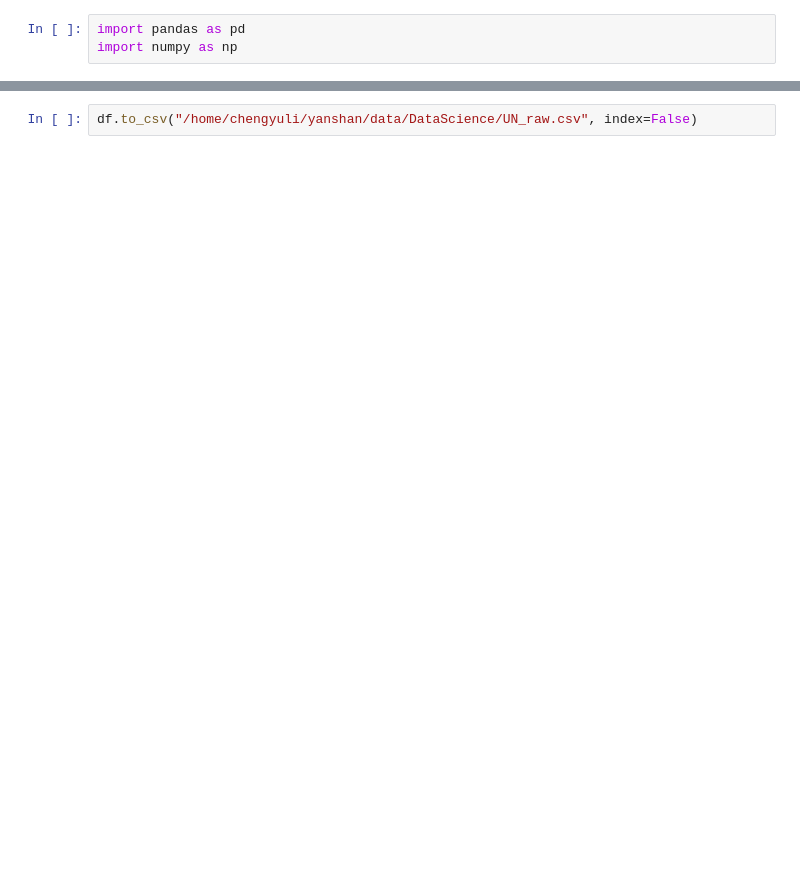
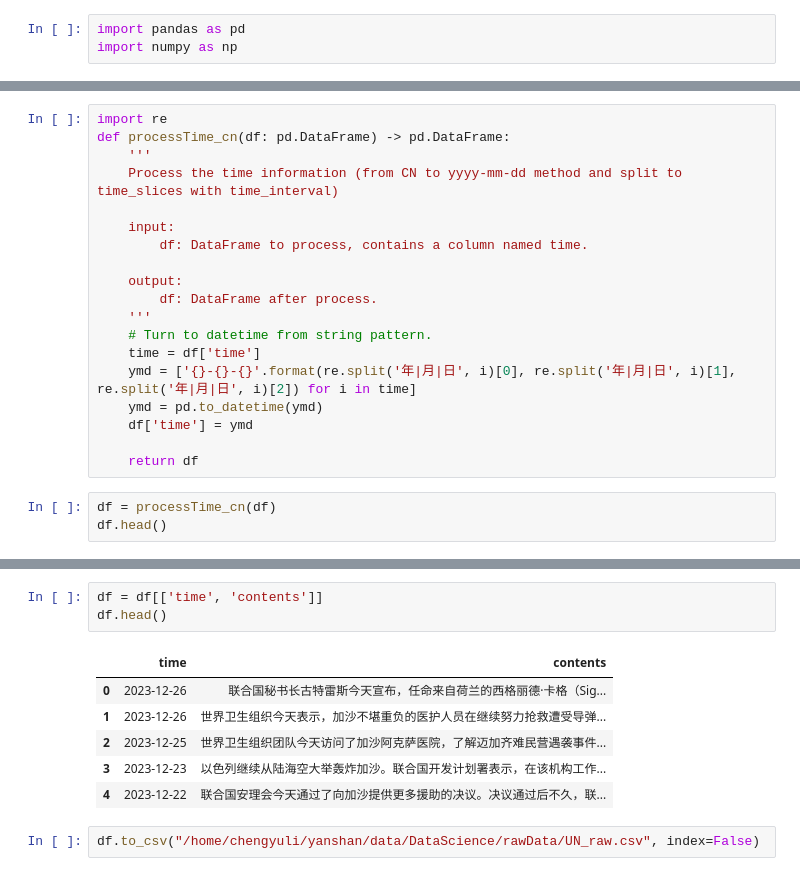
Before and after one commit to Heart-1ess/TopicPred, a Jupyter notebook: dataPreparation/SpiderDataProcession.ipynb, the cells around one changed output, grey strips where cells are left out. Drawn from its saved outputs; the diff is of its cells as text; blank space fills up the shorter version.

```diff
--- a/dataPreparation/SpiderDataProcession.ipynb
+++ b/dataPreparation/SpiderDataProcession.ipynb
@@ -52,0 +52,22 @@ df.head()
+# %%
+import re
+def processTime_cn(df: pd.DataFrame) -> pd.DataFrame:
+    '''
+    Process the time information (from CN to yyyy-mm-dd method and split to time_slices with time_interval)
+
+    input:
+        df: DataFrame to process, contains a column named time.
+
+    output:
+        df: DataFrame after process.
+    '''
+    # Turn to datetime from string pattern.
+    time = df['time']
+    ymd = ['{}-{}-{}'.format(re.split('年|月|日', i)[0], re.split('年|月|日', i)[1], re.split('年|月|日', i)[2]) for i in time]
+    ymd = pd.to_datetime(ymd)
+    df['time'] = ymd
+
+    return df
+# %%
+df = processTime_cn(df)
+df.head()
@@ -53,2 +81,12 @@ df.head()
+# %%
+df = df[['time', 'contents']]
+df.head()
+# %% [output]
+|  | time | contents |
+| 0 | 2023-12-26 | 联合国秘书长古特雷斯今天宣布，任命来自荷兰的西格丽德·卡格（Sig... |
+| 1 | 2023-12-26 | 世界卫生组织今天表示，加沙不堪重负的医护人员在继续努力抢救遭受导弹... |
+| 2 | 2023-12-25 | 世界卫生组织团队今天访问了加沙阿克萨医院，了解迈加齐难民营遇袭事件... |
+| 3 | 2023-12-23 | 以色列继续从陆海空大举轰炸加沙。联合国开发计划署表示，在该机构工作... |
+| 4 | 2023-12-22 | 联合国安理会今天通过了向加沙提供更多援助的决议。决议通过后不久，联... |
 # %%
-df.to_csv("/home/chengyuli/yanshan/data/DataScience/UN_raw.csv", index=False)
+df.to_csv("/home/chengyuli/yanshan/data/DataScience/rawData/UN_raw.csv", index=False)
```
Also changed, not shown: parts of 4 cells of this notebook, 8 other files.
